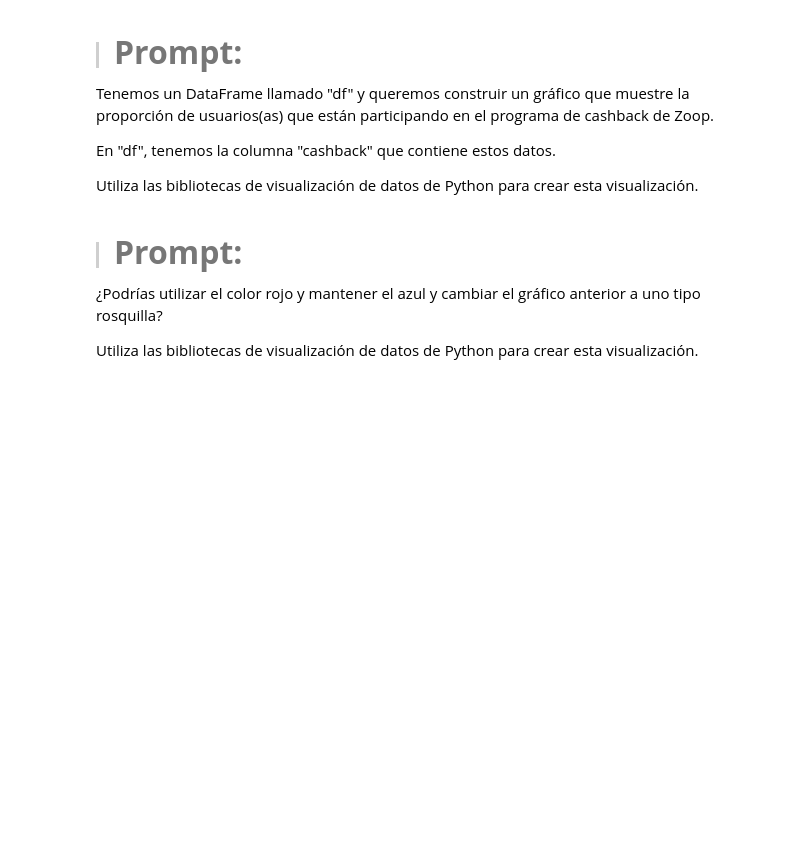
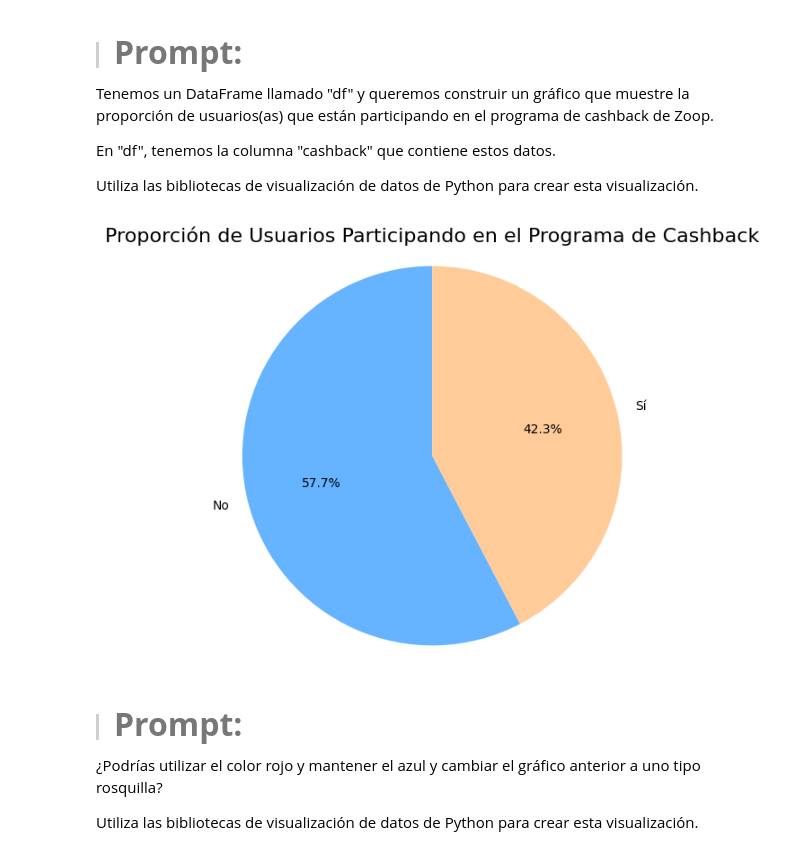
Before and after one commit to MarteDevs/ia-aplicada-a-data-science-construccion-de-visualizaciones, a Jupyter notebook: IA_aplicada_a_ciencia_de_datos.ipynb, the cells around one changed output. Saved outputs shown, nothing was run; the diff lists cells and outputs as text; code cells hidden in the pictures; blank space fills up the shorter version.

```diff
--- a/IA_aplicada_a_ciencia_de_datos.ipynb
+++ b/IA_aplicada_a_ciencia_de_datos.ipynb
@@ -767,6 +881,22 @@ Tenemos un DataFrame llamado "df" y queremos construir un gráfico que muestre l
 En "df", tenemos la columna "cashback" que contiene estos datos.
 
 Utiliza las bibliotecas de visualización de datos de Python para crear esta visualización.
+# %%
+# 1. Calcular la proporción de usuarios en el programa de cashback
+cashback_proporcion = df['cashback'].value_counts()
+
+# 2. Crear el gráfico de pastel
+plt.figure(figsize=(6, 6))
+plt.pie(cashback_proporcion, labels=cashback_proporcion.index, autopct='%1.1f%%', startangle=90, colors=['#66b3ff', '#ffcc99'])
+
+# 3. Añadir título
+plt.title('Proporción de Usuarios Participando en el Programa de Cashback', fontsize=16)
+
+# 4. Mostrar el gráfico
+plt.axis('equal')  # Asegura que el gráfico sea un círculo
+plt.show()
+# %% [output]
+[figure, added]
 # %% [markdown]
 > #### <strong><font color="7b71ff" size =6>Prompt:</font></strong>
 
```
Also changed, not shown: parts of 23 cells of this notebook.
